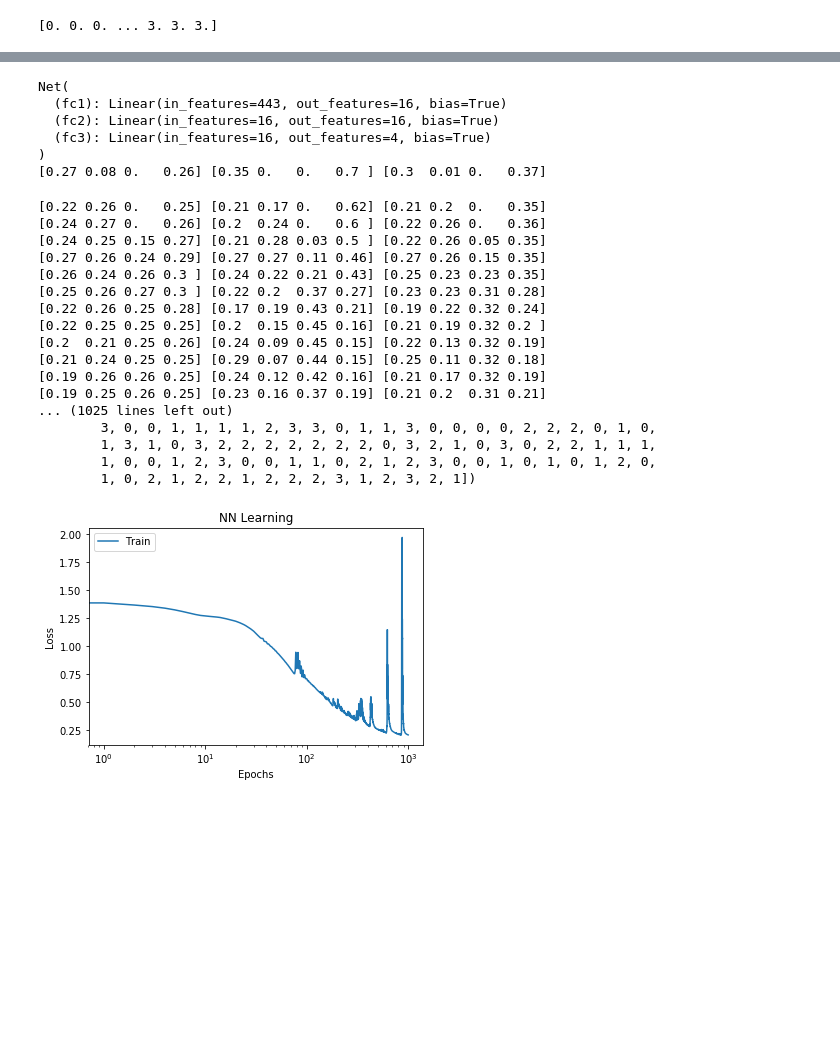
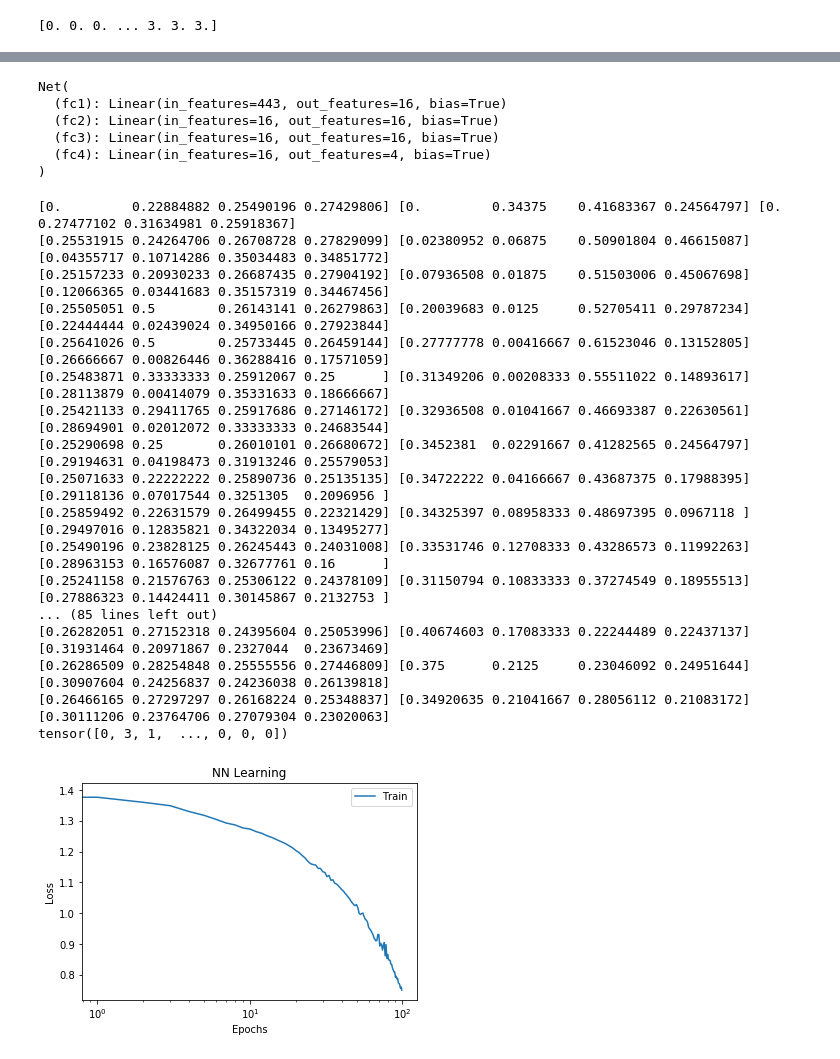
Before and after one commit to MrX1997/Reportes-Proyecto-de-Monograf-a, a Jupyter notebook: Noteboooks/Weekly Reports.ipynb, the cells around one changed output, grey strips where cells are left out. Drawn from its saved outputs; the diff is of its cells as text; code cells hidden in the pictures; blank space fills up the shorter version.

```diff
--- a/Noteboooks/Weekly Reports.ipynb
+++ b/Noteboooks/Weekly Reports.ipynb
@@ -338,11 +338,12 @@ galaxies=obj.loc[obj['CLASS_PERSON']==4]
 qsos=obj.loc[obj['CLASS_PERSON']==3]
 qsos_bal=obj.loc[obj['CLASS_PERSON']==30]
 
+N_sample=4000
 #print(stars)
-sample_star=stars.sample(n=500,weights='CLASS_PERSON', random_state=5)
-sample_galaxy=galaxies.sample(n=500,weights='CLASS_PERSON', random_state=5)
-sample_qso=qsos.sample(n=500,weights='CLASS_PERSON', random_state=5)
-sample_qso_bal=qsos_bal.sample(n=500,weights='CLASS_PERSON', random_state=5)
+sample_star=stars.sample(n=int(N_sample/4),weights='CLASS_PERSON', random_state=5)
+sample_galaxy=galaxies.sample(n=int(N_sample/4),weights='CLASS_PERSON', random_state=5)
+sample_qso=qsos.sample(n=int(N_sample/4),weights='CLASS_PERSON', random_state=5)
+sample_qso_bal=qsos_bal.sample(n=int(N_sample/4),weights='CLASS_PERSON', random_state=5)
 
 sample_objects=pd.concat([sample_star,sample_galaxy,sample_qso,sample_qso_bal])
 
@@ -355,14 +356,14 @@ indi=np.concatenate((ind_galaxy, ind_galaxy,ind_qso,ind_qso_bal), axis=None)
 indi1=ind.loc[indi].values
 #print(indi)
 
-spectra_2000=np.zeros((2000,443))
+spectra_=np.zeros((N_sample,443))
 j=0
 for i in indi:
     k=indi1[j,1]
-    spectra_2000[j,:]=np.log(abs(spectra[k,:443]))
+    spectra_[j,:]=np.log(abs(spectra[k,:443]))
     j=j+1
-spectra_2000=pd.DataFrame(spectra_2000)
-X=spectra_2000.replace(-np.inf,0)
+spectra_=pd.DataFrame(spectra_)
+X=spectra_.replace(-np.inf,0)
 
 
 X=X.values
@@ -433,7 +418,7 @@ from sklearn.metrics import precision_recall_fscore_support
 
 batch_size=200
 learning_rate=0.01
-epochs=1000
+epochs=100
 log_interval=10
 
 class Net(nn.Module):
@@ -441,12 +426,14 @@ class Net(nn.Module):
         super(Net, self).__init__()
         self.fc1 = nn.Linear(443, 16)
         self.fc2 = nn.Linear(16, 16)
-        self.fc3 = nn.Linear(16, 4)
+        self.fc3 = nn.Linear(16, 16)
+        self.fc4 = nn.Linear(16, 4)
 
     def forward(self, x):
         x = F.relu(self.fc1(x))
         x = F.relu(self.fc2(x))
-        x = self.fc3(x)
+        x = F.relu(self.fc3(x))
+        x = self.fc4(x)
         #print(x.shape)
         return F.log_softmax(x)
 
@@ -486,6 +473,7 @@ for i in range(epochs):
     opt.step()
     net_o=net(X_test)
     pred = net_o.data.max(1)[1]
+
     pres,recall,f_1,_=precision_recall_fscore_support(y_test, pred, average=None)
     print(pres,recall,f_1)
 
@@ -498,53 +486,53 @@ for i in range(epochs):
     f1.append(f_1[1])
 
     p2.append(pres[2])
     r2.append(recall[2])
     f2.append(f_1[2])
 
     p3.append(pres[3])
     r3.append(recall[3])
     f3.append(f_1[3])
 
 plt.plot(range(epochs),np.array(LOSS),label='Train')
 plt.xlabel('Epochs')
 plt.ylabel('Loss')
 plt.xscale('log')
 plt.legend()
 plt.title('NN Learning')
 plt.savefig('loss.png')
 
 
 test_loss=0
 #y_pred=net(X_test)
 net_o=net(X_test)
 #test_loss += criterion(net_out, y_test).detach().
 pred = net_o.data.max(1)[1]  # get the index of the max log-probability
 print(pred)
 # %% [output]
 Net(
   (fc1): Linear(in_features=443, out_features=16, bias=True)
   (fc2): Linear(in_features=16, out_features=16, bias=True)
-  (fc3): Linear(in_features=16, out_features=4, bias=True)
+  (fc3): Linear(in_features=16, out_features=16, bias=True)
+  (fc4): Linear(in_features=16, out_features=4, bias=True)
 )
-[0.27 0.08 0.   0.26] [0.35 0.   0.   0.7 ] [0.3  0.01 0.   0.37]
-[0.22 0.26 0.   0.25] [0.21 0.17 0.   0.62] [0.21 0.2  0.   0.35]
-[0.24 0.27 0.   0.26] [0.2  0.24 0.   0.6 ] [0.22 0.26 0.   0.36]
-[0.24 0.25 0.15 0.27] [0.21 0.28 0.03 0.5 ] [0.22 0.26 0.05 0.35]
-[0.27 0.26 0.24 0.29] [0.27 0.27 0.11 0.46] [0.27 0.26 0.15 0.35]
-[0.26 0.24 0.26 0.3 ] [0.24 0.22 0.21 0.43] [0.25 0.23 0.23 0.35]
-[0.25 0.26 0.27 0.3 ] [0.22 0.2  0.37 0.27] [0.23 0.23 0.31 0.28]
-[0.22 0.26 0.25 0.28] [0.17 0.19 0.43 0.21] [0.19 0.22 0.32 0.24]
-[0.22 0.25 0.25 0.25] [0.2  0.15 0.45 0.16] [0.21 0.19 0.32 0.2 ]
-[0.2  0.21 0.25 0.26] [0.24 0.09 0.45 0.15] [0.22 0.13 0.32 0.19]
-[0.21 0.24 0.25 0.25] [0.29 0.07 0.44 0.15] [0.25 0.11 0.32 0.18]
-[0.19 0.26 0.26 0.25] [0.24 0.12 0.42 0.16] [0.21 0.17 0.32 0.19]
-[0.19 0.25 0.26 0.25] [0.23 0.16 0.37 0.19] [0.21 0.2  0.31 0.21]
-... (1025 lines left out)
-        3, 0, 0, 1, 1, 1, 1, 2, 3, 3, 0, 1, 1, 3, 0, 0, 0, 0, 2, 2, 2, 0, 1, 0,
-        1, 3, 1, 0, 3, 2, 2, 2, 2, 2, 2, 2, 0, 3, 2, 1, 0, 3, 0, 2, 2, 1, 1, 1,
-        1, 0, 0, 1, 2, 3, 0, 0, 1, 1, 0, 2, 1, 2, 3, 0, 0, 1, 0, 1, 0, 1, 2, 0,
-        1, 0, 2, 1, 2, 2, 1, 2, 2, 2, 3, 1, 2, 3, 2, 1])
+[0.         0.22884882 0.25490196 0.27429806] [0.         0.34375    0.41683367 0.24564797] [0.         0.27477102 0.31634981 0.25918367]
+[0.25531915 0.24264706 0.26708728 0.27829099] [0.02380952 0.06875    0.50901804 0.46615087] [0.04355717 0.10714286 0.35034483 0.34851772]
+[0.25157233 0.20930233 0.26687435 0.27904192] [0.07936508 0.01875    0.51503006 0.45067698] [0.12066365 0.03441683 0.35157319 0.34467456]
+[0.25505051 0.5        0.26143141 0.26279863] [0.20039683 0.0125     0.52705411 0.29787234] [0.22444444 0.02439024 0.34950166 0.27923844]
+[0.25641026 0.5        0.25733445 0.26459144] [0.27777778 0.00416667 0.61523046 0.13152805] [0.26666667 0.00826446 0.36288416 0.17571059]
+[0.25483871 0.33333333 0.25912067 0.25      ] [0.31349206 0.00208333 0.55511022 0.14893617] [0.28113879 0.00414079 0.35331633 0.18666667]
+[0.25421133 0.29411765 0.25917686 0.27146172] [0.32936508 0.01041667 0.46693387 0.22630561] [0.28694901 0.02012072 0.33333333 0.24683544]
+[0.25290698 0.25       0.26010101 0.26680672] [0.3452381  0.02291667 0.41282565 0.24564797] [0.29194631 0.04198473 0.31913246 0.25579053]
+[0.25071633 0.22222222 0.25890736 0.25135135] [0.34722222 0.04166667 0.43687375 0.17988395] [0.29118136 0.07017544 0.3251305  0.2096956 ]
+[0.25859492 0.22631579 0.26499455 0.22321429] [0.34325397 0.08958333 0.48697395 0.0967118 ] [0.29497016 0.12835821 0.34322034 0.13495277]
+[0.25490196 0.23828125 0.26245443 0.24031008] [0.33531746 0.12708333 0.43286573 0.11992263] [0.28963153 0.16576087 0.32677761 0.16      ]
+[0.25241158 0.21576763 0.25306122 0.24378109] [0.31150794 0.10833333 0.37274549 0.18955513] [0.27886323 0.14424411 0.30145867 0.2132753 ]
+... (85 lines left out)
+[0.26282051 0.27152318 0.24395604 0.25053996] [0.40674603 0.17083333 0.22244489 0.22437137] [0.31931464 0.20971867 0.2327044  0.23673469]
+[0.26286509 0.28254848 0.25555556 0.27446809] [0.375      0.2125     0.23046092 0.24951644] [0.30907604 0.24256837 0.24236038 0.26139818]
+[0.26466165 0.27297297 0.26168224 0.25348837] [0.34920635 0.21041667 0.28056112 0.21083172] [0.30111206 0.23764706 0.27079304 0.23020063]
+tensor([0, 3, 1,  ..., 0, 0, 0])
-[figure, old version]
+[figure, new version]
 # %%
 plt.plot(range(epochs),np.array(p),label='Stars',c='r')
 plt.plot(range(epochs),np.array(p1),label='Galaxies',c='g')
```
Also changed, not shown: parts of 9 cells of this notebook.
